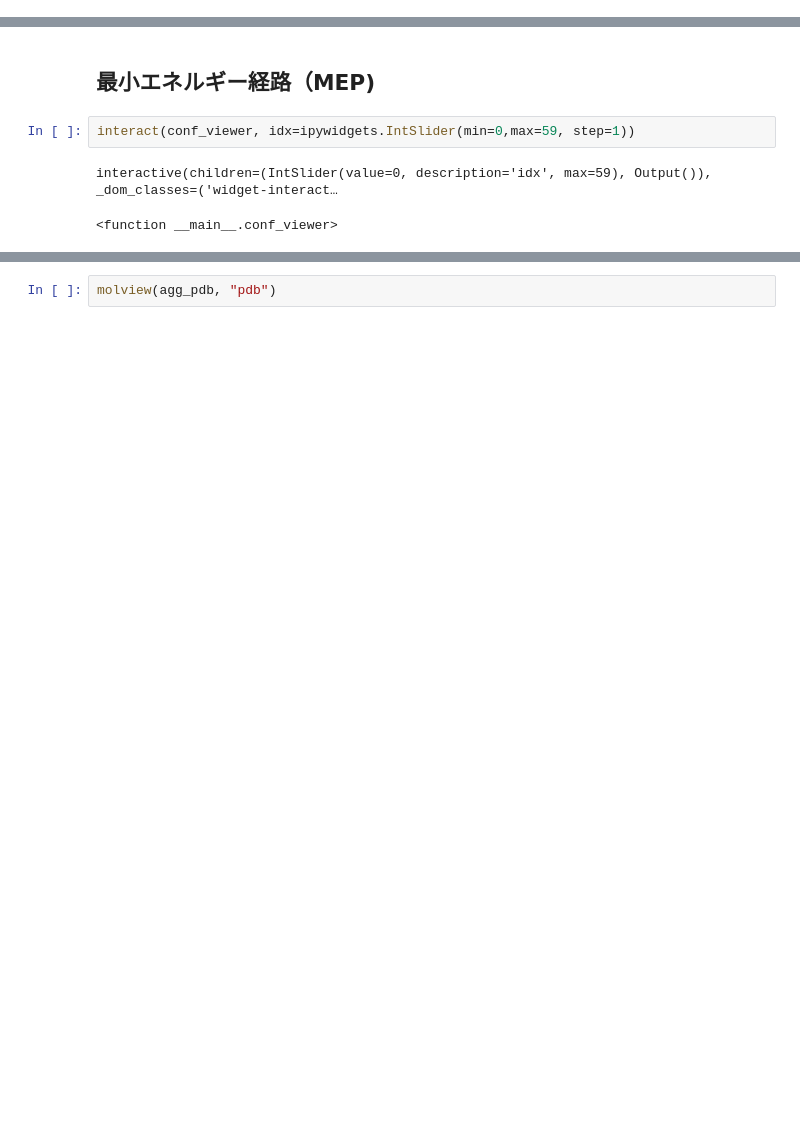
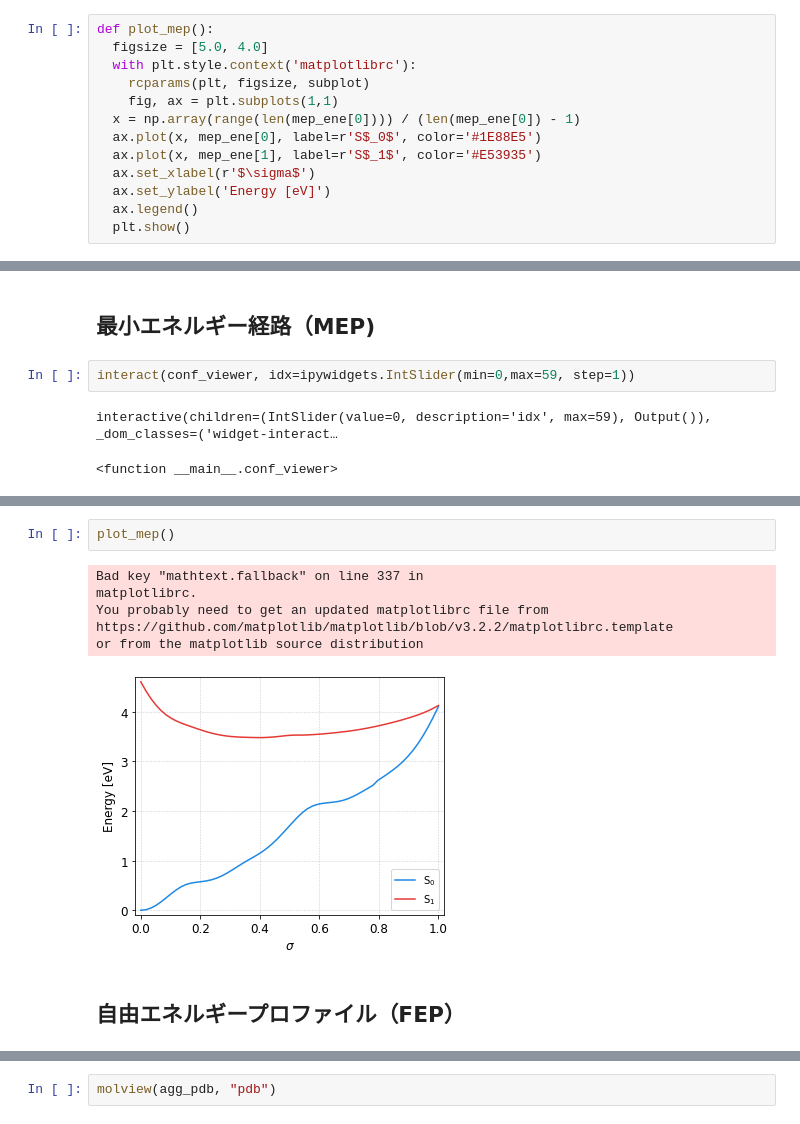
Before and after one commit to yamnor/TPE-AIE, a Jupyter notebook: README.ipynb, the cells around one changed output, grey strips where cells are left out. Drawn from its saved outputs; the diff is of its cells as text; blank space fills up the shorter version.

```diff
--- a/README.ipynb
+++ b/README.ipynb
@@ -50,0 +66,13 @@ def rcparams(plt, figsize, subplot):
+# %%
+def plot_mep():
+  figsize = [5.0, 4.0]
+  with plt.style.context('matplotlibrc'):
+    rcparams(plt, figsize, subplot)
+    fig, ax = plt.subplots(1,1)
+  x = np.array(range(len(mep_ene[0]))) / (len(mep_ene[0]) - 1)
+  ax.plot(x, mep_ene[0], label=r'S$_0$', color='#1E88E5')
+  ax.plot(x, mep_ene[1], label=r'S$_1$', color='#E53935')
+  ax.set_xlabel(r'$\sigma$')
+  ax.set_ylabel('Energy [eV]')
+  ax.legend()
+  plt.show()
@@ -57,0 +128,11 @@ interactive(children=(IntSlider(value=0, description='idx', max=59), Output()),
+# %%
+plot_mep()
+# %% [output]
+Bad key "mathtext.fallback" on line 337 in
+matplotlibrc.
+You probably need to get an updated matplotlibrc file from
+https://github.com/matplotlib/matplotlib/blob/v3.2.2/matplotlibrc.template
+or from the matplotlib source distribution
+[figure, added]
+# %% [markdown]
+## 自由エネルギープロファイル（FEP）
```
Also changed, not shown: parts of 13 cells of this notebook.
